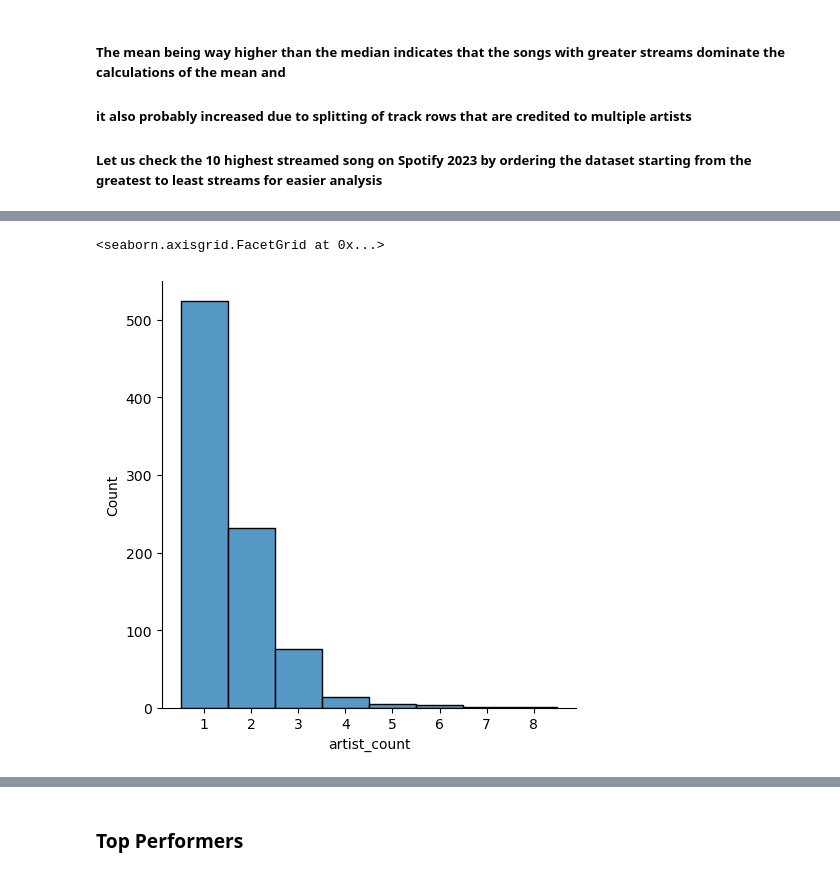
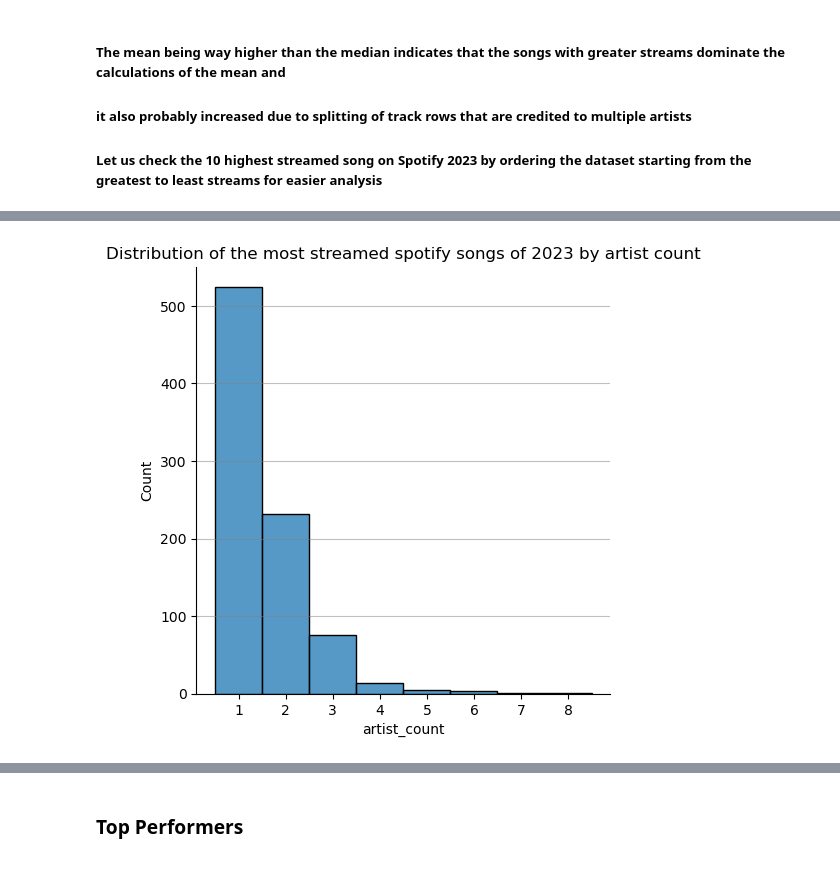
Before and after one commit to Angel0po/EDA_BON-AO, a Jupyter notebook: EDA_BON-AO.ipynb, the cells around one changed output, grey strips where cells are left out. Cells and saved outputs as stored; diff of their text form; code cells hidden in the pictures.

```diff
--- a/EDA_BON-AO.ipynb
+++ b/EDA_BON-AO.ipynb
@@ -395,5 +396,9 @@ sns.displot(df_spotify, x='released_year', bins=25)
 # %%
-sns.displot(df_spotify, x='artist_count', discrete=True)
+ac = sns.displot(df_spotify, x='artist_count', discrete=True).set(title = 'Distribution of the most streamed spotify songs of 2023 by artist count')
+# To plot the distrbution of the released_year along with its distribution line, and each artist count being represented
+
+ax = ac.ax
+ax.grid(True, axis="y", color="gray", alpha=0.5)
+# to place grids along the x_axis
 # %% [output]
-<seaborn.axisgrid.FacetGrid at 0x...>
-[figure, old version]
+[figure, new version]
```
Also changed, not shown: parts of 28 cells of this notebook.
